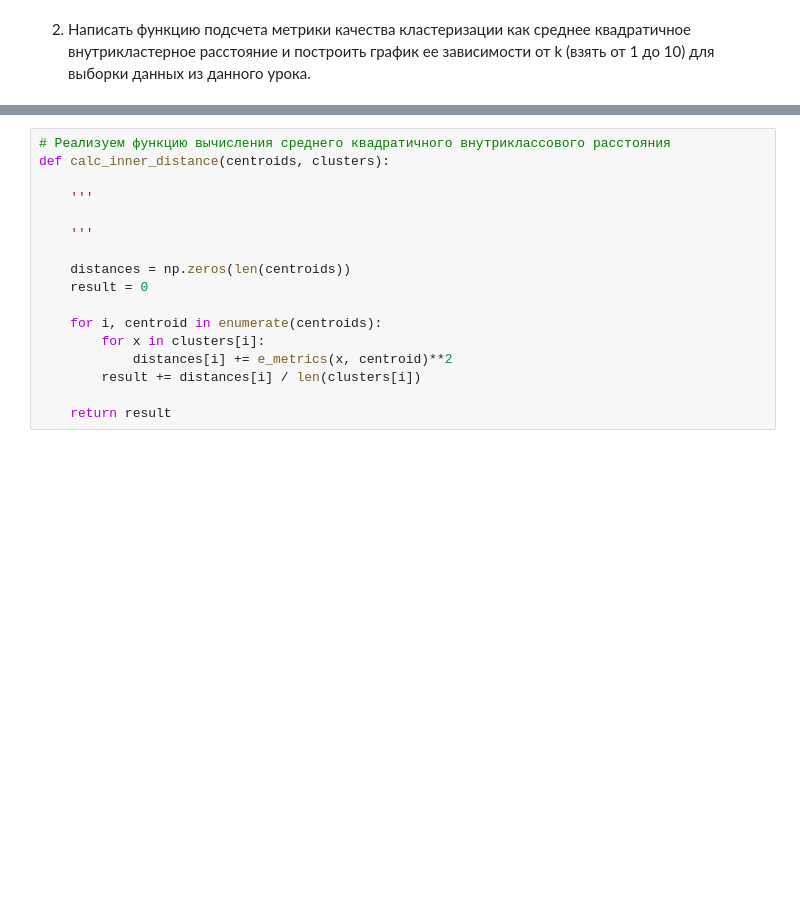
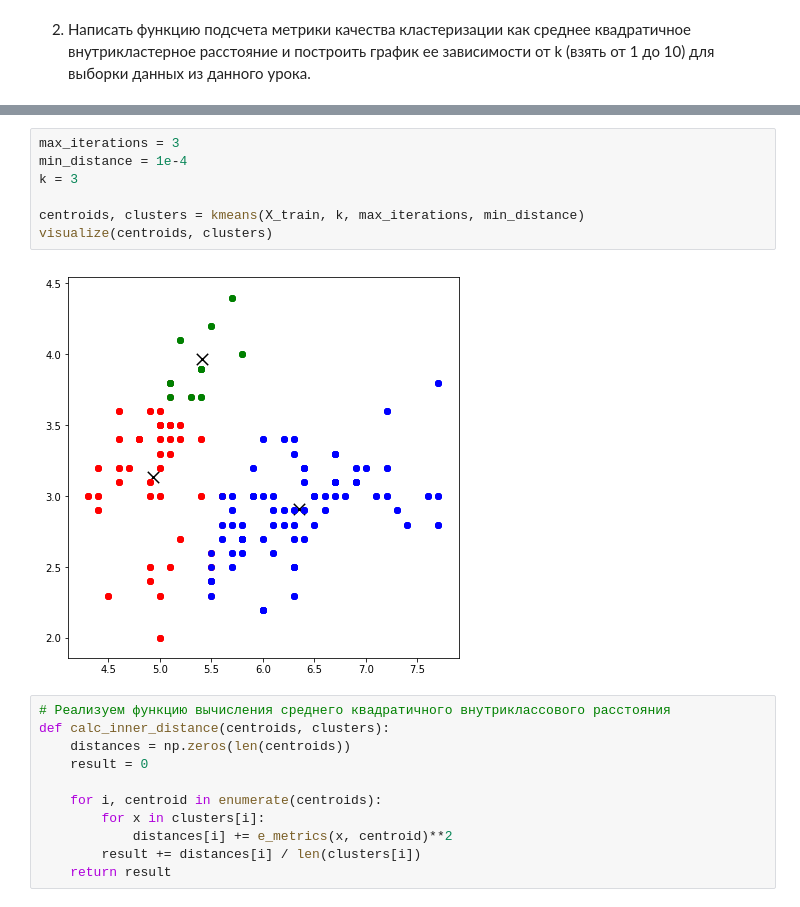
Before and after one commit to daniilstv/DS_algorithms, a Jupyter notebook: Lesson7_hw.ipynb, the cells around one changed output, grey strips where cells are left out. Cells and saved outputs as stored; diff of their text form; blank space fills up the shorter version.

```diff
--- a/Lesson7_hw.ipynb
+++ b/Lesson7_hw.ipynb
@@ -286,11 +298,15 @@ print(f'Точность алгоритма при k = {k}: {accuracy(y_test, y_
+# %%
+max_iterations = 3
+min_distance = 1e-4
+k = 3
+
+centroids, clusters = kmeans(X_train, k, max_iterations, min_distance)
+visualize(centroids, clusters)
+# %% [output]
+[figure, added]
 # %%
 # Реализуем функцию вычисления среднего квадратичного внутриклассового расстояния
 def calc_inner_distance(centroids, clusters):
-
-    '''
-
-    '''
-
     distances = np.zeros(len(centroids))
     result = 0
 
@@ -298,5 +314,4 @@ def calc_inner_distance(centroids, clusters):
         for x in clusters[i]:
             distances[i] += e_metrics(x, centroid)**2
         result += distances[i] / len(clusters[i])
-
     return result
```
Also changed, not shown: parts of 11 cells of this notebook.
